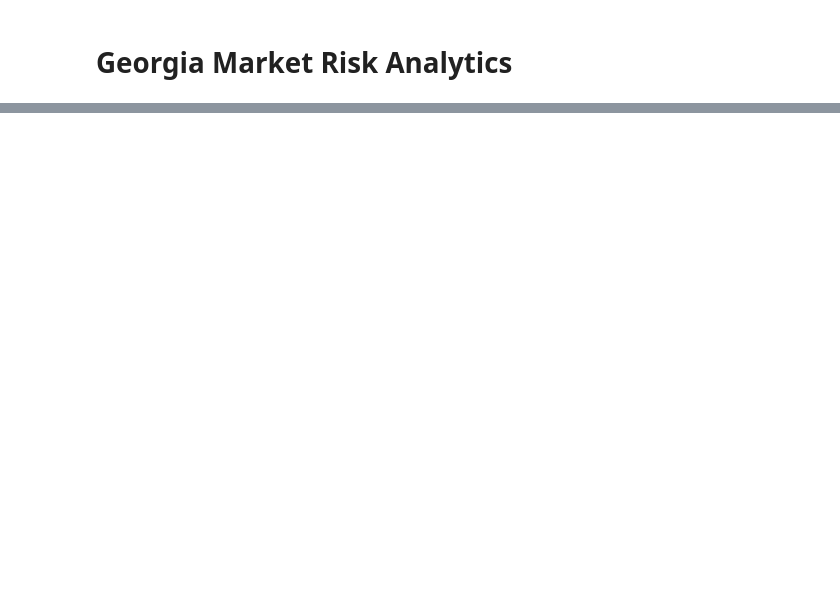
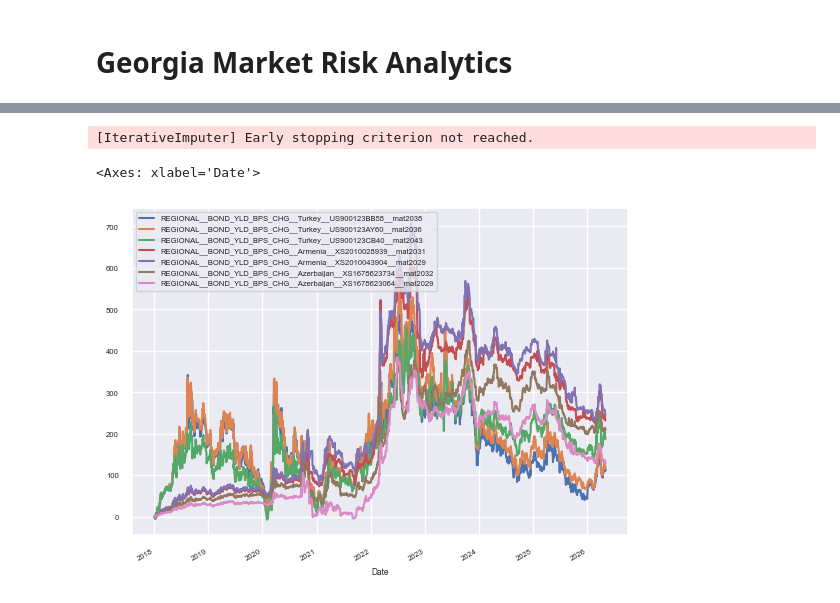
Before and after one commit to gmukhigulas1/Projects, a Jupyter notebook: Quant projects/Georgia Market Risk/Analytics.ipynb, the cells around one changed output, grey strips where cells are left out. Drawn from its saved outputs; the diff is of its cells as text; code cells hidden in the pictures; blank space fills up the shorter version.

```diff
--- a/Quant projects/Georgia Market Risk/Analytics.ipynb
+++ b/Quant projects/Georgia Market Risk/Analytics.ipynb
@@ -1010,0 +258,14 @@ Lasso is used here for same-day attribution, not prediction.
+# %%
+aligned_summary = []
+
+for name, df in levels.items():
+    aligned_summary.append({
+        "dataset": name,
+        "rows": df.shape[0],
+        "cols": df.shape[1],
+        "missing": int(df.isna().sum().sum()),
+        "missing_pct": df.isna().sum().sum() / df.size
+    })
+
+aligned_summary = pd.DataFrame(aligned_summary)
+aligned_summary
@@ -1010,0 +291,29 @@ Lasso is used here for same-day attribution, not prediction.
+# %%
+def log_returns(df):
+    """
+    Converts positive price/FX/index levels to log returns.
+    """
+    clean = df.where(df > 0)
+    return np.log(clean).diff()
+
+
+def bps_changes(df):
+    """
+    Converts percentage-point yield/rate changes to basis points.
+    Example: 7.50 -> 7.60 becomes +10 bps.
+    """
+    return df.diff() * 100
+
+
+def keep_existing(df, cols):
+    """
+    Keeps only columns that actually exist in the dataframe.
+    """
+    return df[[c for c in cols if c in df.columns]].copy()
+
+
+def prefix(df, prefix_name):
+    """
+    Adds a clear prefix to all feature names.
+    """
+    return df.add_prefix(prefix_name)
@@ -1010,0 +984,23 @@ Lasso is used here for same-day attribution, not prediction.
+# %%
+from sklearn.experimental import enable_iterative_imputer
+from sklearn.impute import IterativeImputer
+
+# 1. Isolate the regional bond yields
+bond_yields = economic_blocks['REGIONAL_BOND_YIELDS_EX_RUSSIA'].copy()
+
+# 2. Use IterativeImputer
+# It uses Turkey (which is present) to estimate Armenia/Azerbaijan
+# based on the periods where they all overlap.
+imputer = IterativeImputer(max_iter=10, random_state=42)
+economic_blocks['REGIONAL_BOND_YIELDS_EX_RUSSIA'] = pd.DataFrame(
+    imputer.fit_transform(bond_yields),
+    index=bond_yields.index,
+    columns=bond_yields.columns
+)
+# %% [output]
+[IterativeImputer] Early stopping criterion not reached.
+# %%
+economic_blocks['REGIONAL_BOND_YIELDS_EX_RUSSIA'].cumsum().plot()
+# %% [output]
+<Axes: xlabel='Date'>
+[figure, added]
```
Also changed, not shown: parts of 138 cells of this notebook.
